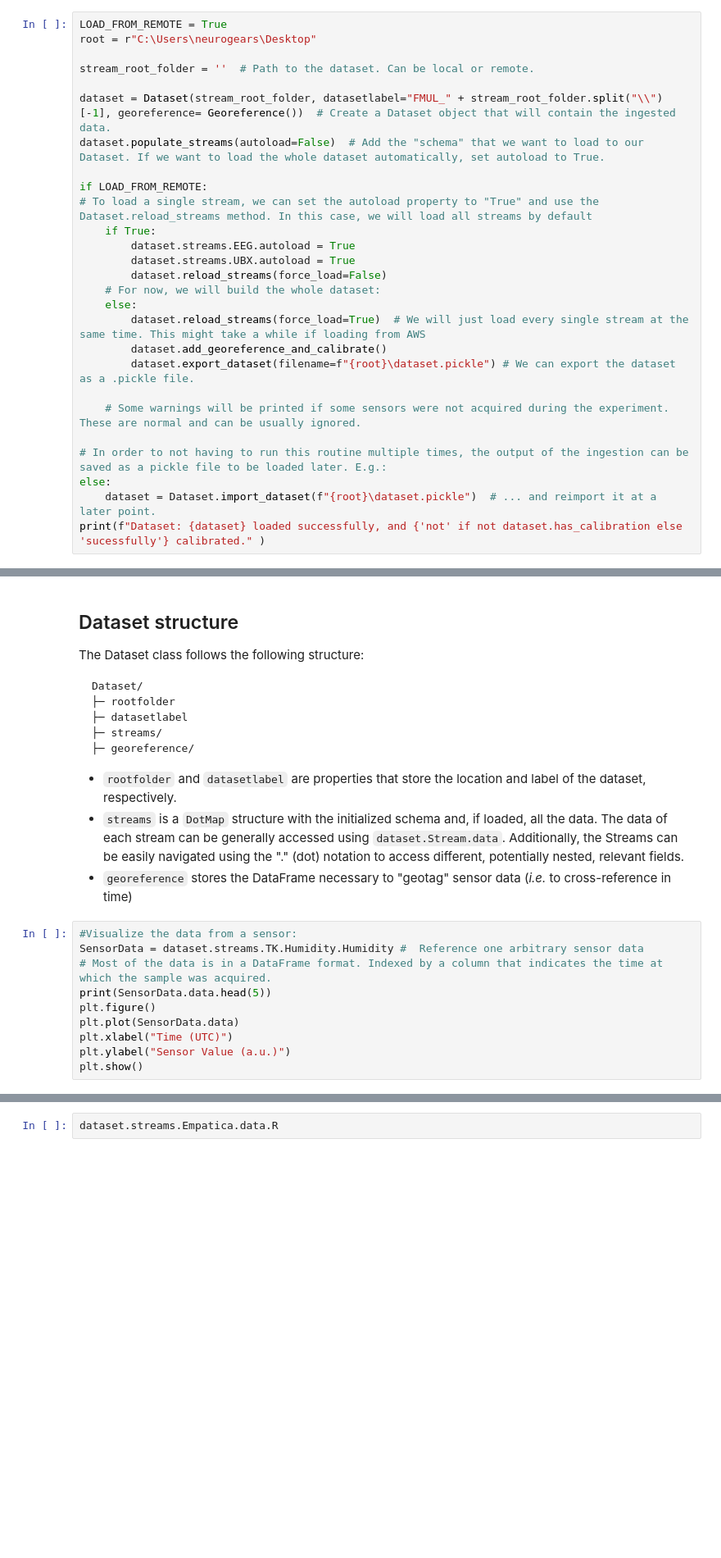
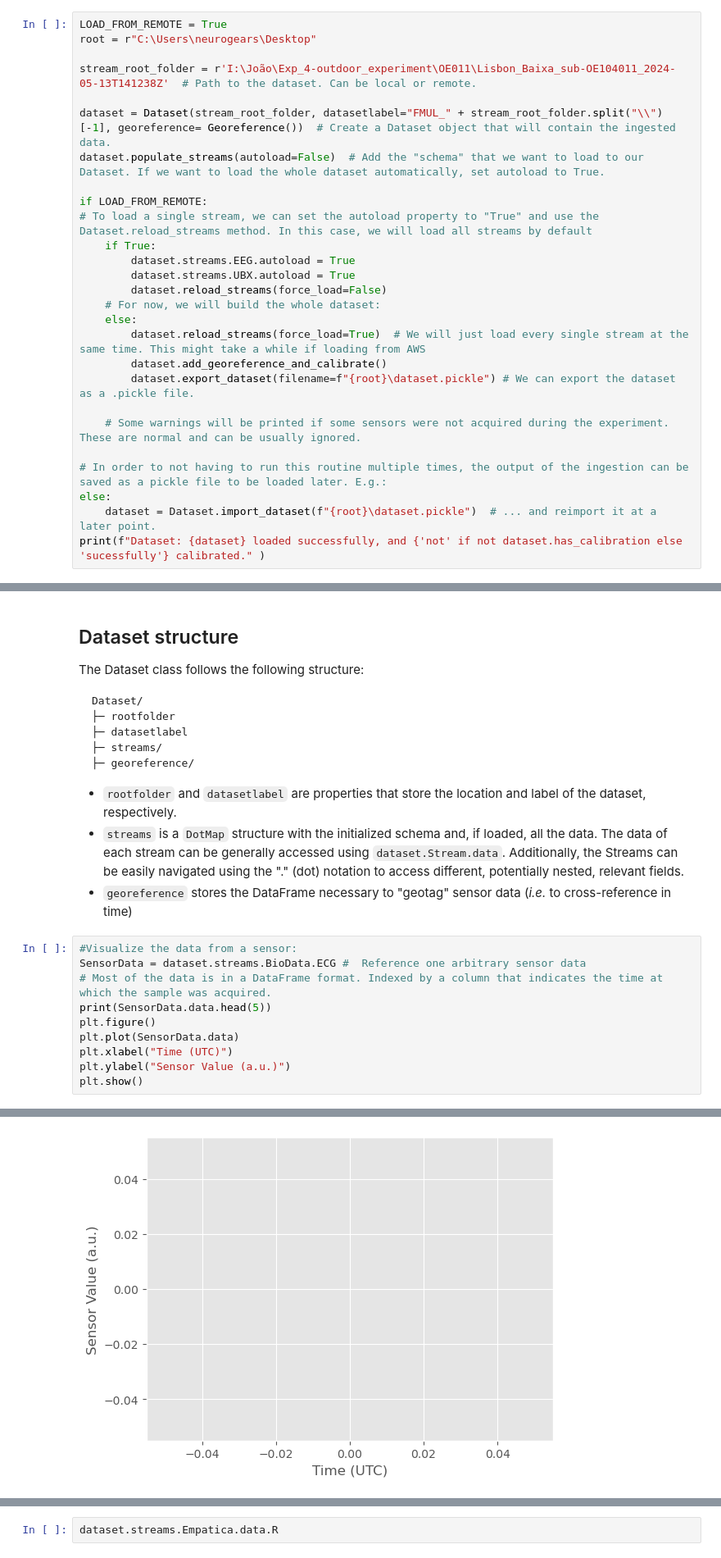
Before and after one commit to JoaoAmaro2001/notebooks, a Jupyter notebook: src/poc-v1/Demo_API.ipynb, the cells around one changed output, grey strips where cells are left out. Shown at 82% size. Drawn from its saved outputs; the diff is of its cells as text; blank space fills up the shorter version.

```diff
--- a/src/poc-v1/Demo_API.ipynb
+++ b/src/poc-v1/Demo_API.ipynb
@@ -23,7 +23,7 @@ mpl.rcParams.update(new_rc_params)
 LOAD_FROM_REMOTE = True
 root = r"C:\Users\neurogears\Desktop"
 
-stream_root_folder = ''  # Path to the dataset. Can be local or remote.
+stream_root_folder = r'I:\João\Exp_4-outdoor_experiment\OE011\Lisbon_Baixa_sub-OE104011_2024-05-13T141238Z'  # Path to the dataset. Can be local or remote.
 
 dataset = Dataset(stream_root_folder, datasetlabel="FMUL_" + stream_root_folder.split("\\")[-1], georeference= Georeference())  # Create a Dataset object that will contain the ingested data.
 dataset.populate_streams(autoload=False)  # Add the "schema" that we want to load to our Dataset. If we want to load the whole dataset automatically, set autoload to True.
@@ -62,7 +69,7 @@ Dataset/
  - `georeference` stores the DataFrame necessary to "geotag" sensor data (*i.e.* to cross-reference in time)
 # %%
 #Visualize the data from a sensor:
-SensorData = dataset.streams.TK.Humidity.Humidity #  Reference one arbitrary sensor data
+SensorData = dataset.streams.BioData.ECG #  Reference one arbitrary sensor data
 # Most of the data is in a DataFrame format. Indexed by a column that indicates the time at which the sample was acquired.
 print(SensorData.data.head(5))
 plt.figure()
@@ -70,3 +77,4 @@ plt.plot(SensorData.data)
 plt.xlabel("Time (UTC)")
 plt.ylabel("Sensor Value (a.u.)")
 plt.show()
+# %% [output]
@@ -73,3 +84,4 @@ plt.show()
+[figure, added]
 # %%
 # For simplicity a general method can be used to attempt to plot the data inside a stream:
 dataset.streams.TK.Humidity.Humidity.plot()
```
Also changed, not shown: parts of 5 cells of this notebook, 4 other files.
